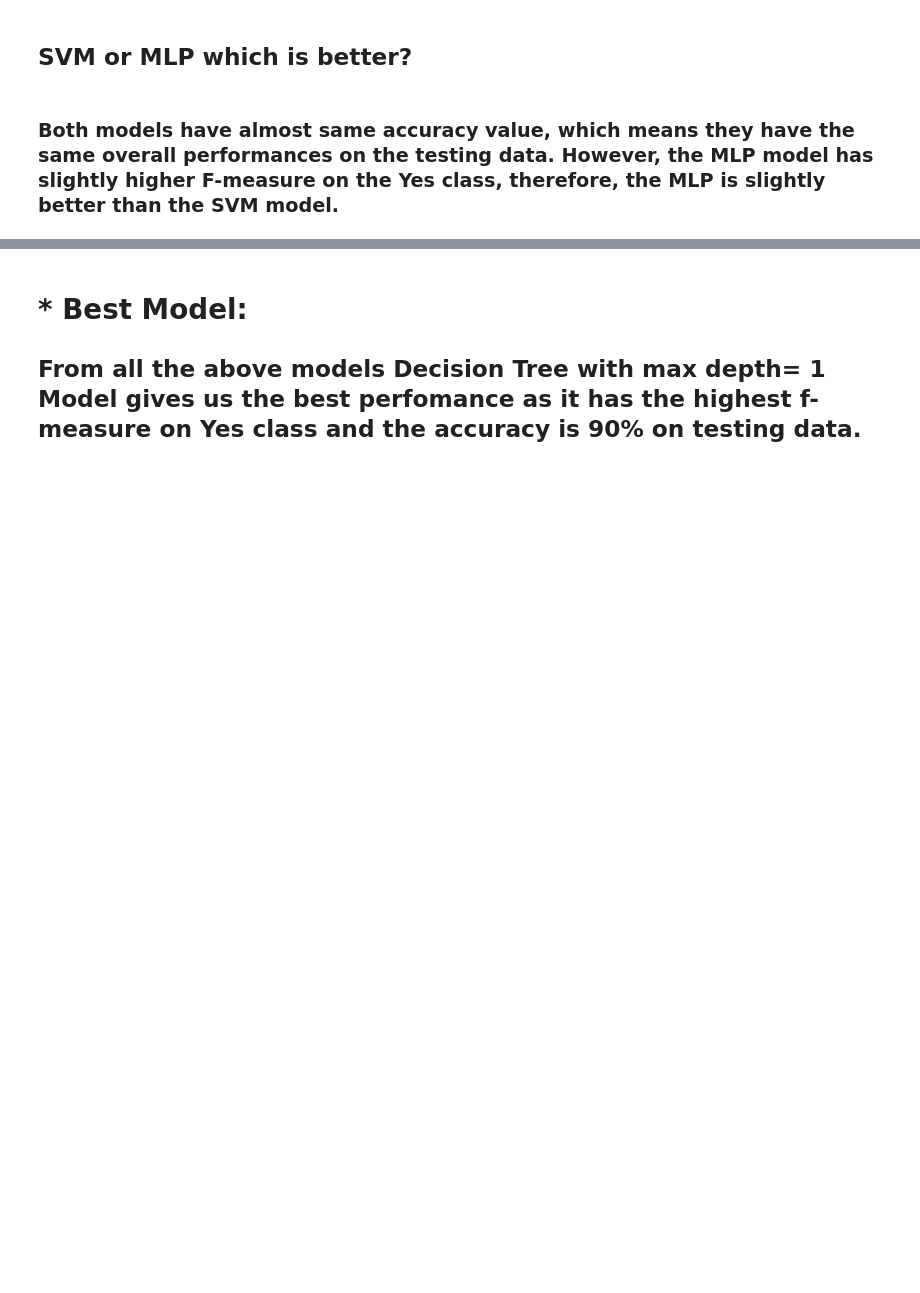
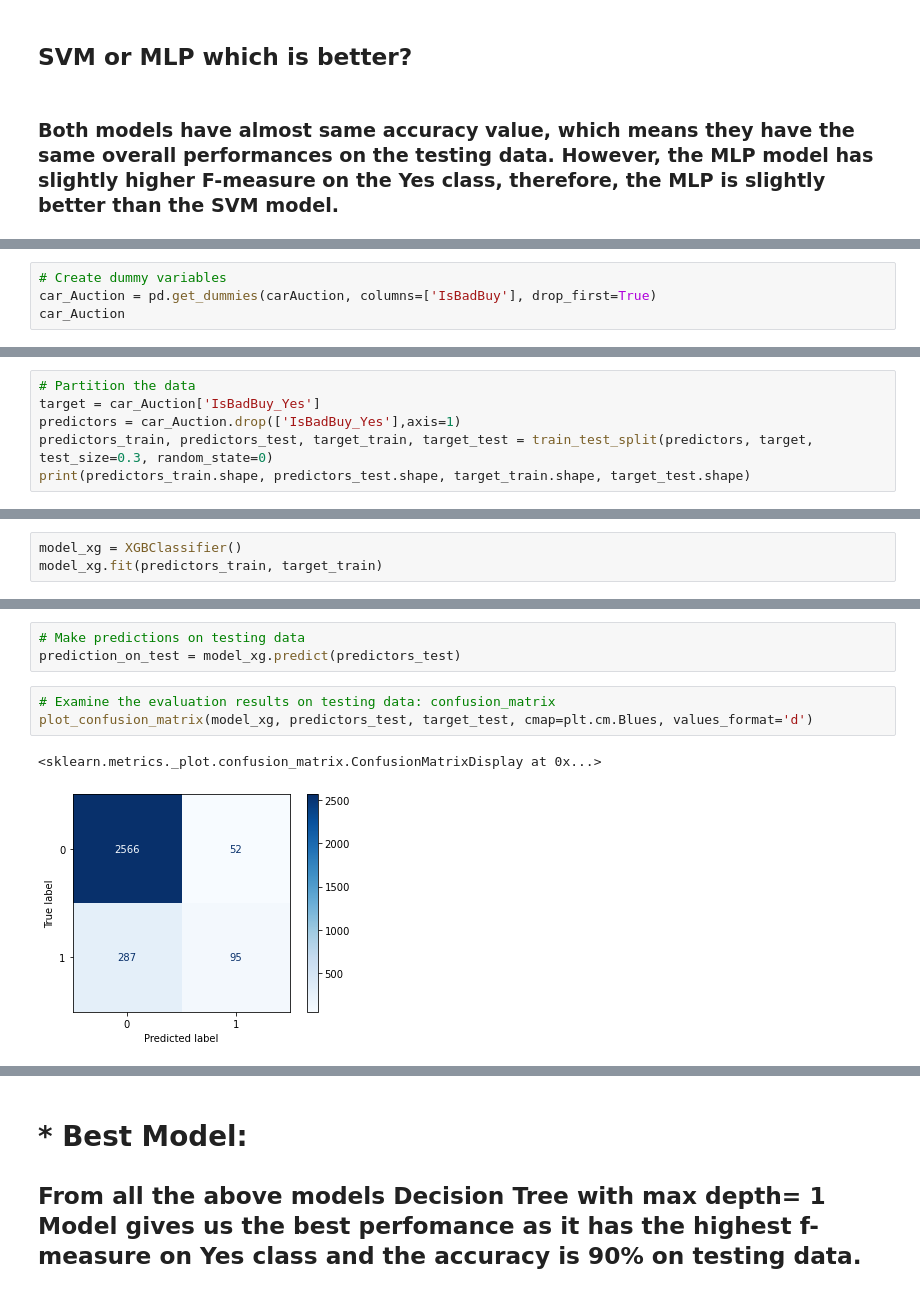
Before and after one commit to yashmishra01/Predicting-poor-automotive-purchase, a Jupyter notebook: CAR AUCTION BAD BUY PREDICTION.ipynb, the cells around one changed output, grey strips where cells are left out. Drawn from its saved outputs; the diff is of its cells as text; blank space fills up the shorter version.

```diff
--- a/CAR AUCTION BAD BUY PREDICTION.ipynb
+++ b/CAR AUCTION BAD BUY PREDICTION.ipynb
@@ -600,0 +635,4 @@ weighted avg       0.88      0.89      0.87      3000
+# %%
+# Create dummy variables
+car_Auction = pd.get_dummies(carAuction, columns=['IsBadBuy'], drop_first=True)
+car_Auction
@@ -600,0 +653,6 @@ weighted avg       0.88      0.89      0.87      3000
+# %%
+# Partition the data
+target = car_Auction['IsBadBuy_Yes']
+predictors = car_Auction.drop(['IsBadBuy_Yes'],axis=1)
+predictors_train, predictors_test, target_train, target_test = train_test_split(predictors, target, test_size=0.3, random_state=0)
+print(predictors_train.shape, predictors_test.shape, target_train.shape, target_test.shape)
@@ -600,0 +661,3 @@ weighted avg       0.88      0.89      0.87      3000
+# %%
+model_xg = XGBClassifier()
+model_xg.fit(predictors_train, target_train)
@@ -600,0 +675,9 @@ weighted avg       0.88      0.89      0.87      3000
+# %%
+# Make predictions on testing data
+prediction_on_test = model_xg.predict(predictors_test)
+# %%
+# Examine the evaluation results on testing data: confusion_matrix
+plot_confusion_matrix(model_xg, predictors_test, target_test, cmap=plt.cm.Blues, values_format='d')
+# %% [output]
+<sklearn.metrics._plot.confusion_matrix.ConfusionMatrixDisplay at 0x...>
+[figure, added]
```
Also changed, not shown: parts of 13 cells of this notebook.
